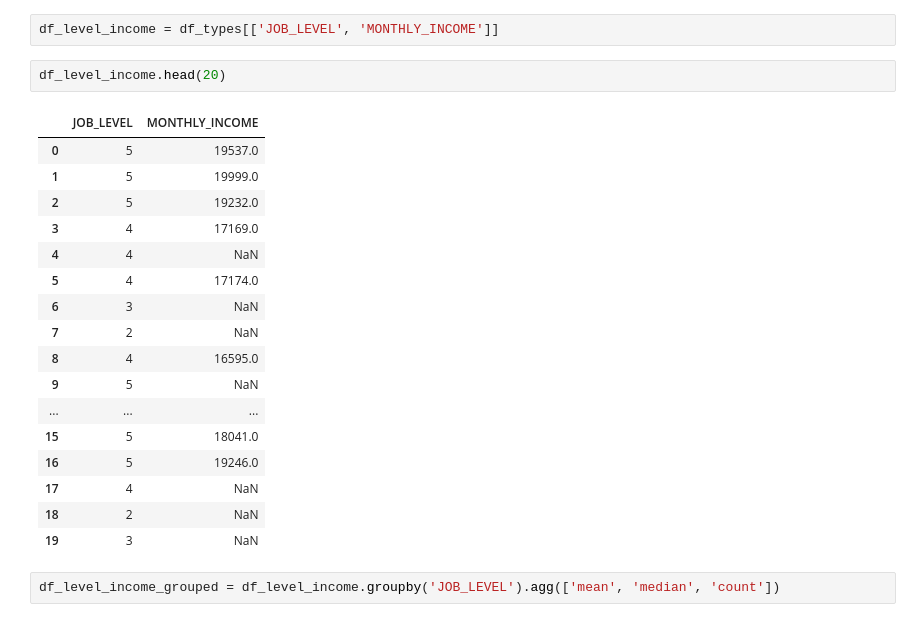
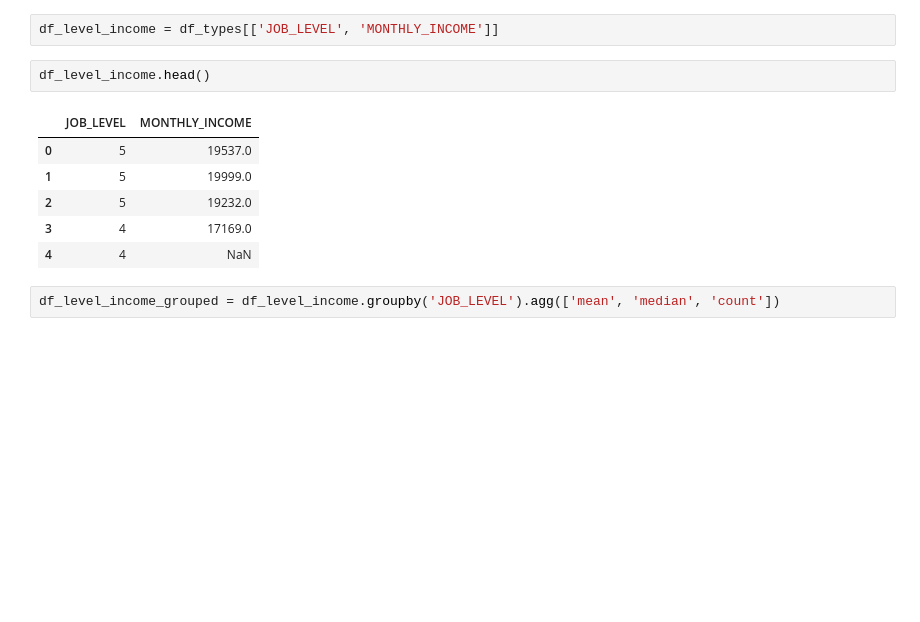
Before and after one commit to Origamologo/Empleados, a Jupyter notebook: 01_limpieza.ipynb, the cells around one changed output. Drawn from its saved outputs; the diff is of its cells as text; blank space fills up the shorter version.

```diff
--- a/01_limpieza.ipynb
+++ b/01_limpieza.ipynb
@@ -370,25 +351,14 @@ En este gráfico se observa una fuerte correlación entre 'MONTHLY_INCOME' y 'JO
 # %%
 df_level_income = df_types[['JOB_LEVEL', 'MONTHLY_INCOME']]
 # %%
-df_level_income.head(20)
+df_level_income.head()
 # %% [output]
 |  | JOB_LEVEL | MONTHLY_INCOME |
 | 0 | 5 | 19537.0 |
 | 1 | 5 | 19999.0 |
 | 2 | 5 | 19232.0 |
 | 3 | 4 | 17169.0 |
 | 4 | 4 | NaN |
-| 5 | 4 | 17174.0 |
-| 6 | 3 | NaN |
-| 7 | 2 | NaN |
-| 8 | 4 | 16595.0 |
-| 9 | 5 | NaN |
-| ... | ... | ... |
-| 15 | 5 | 18041.0 |
-| 16 | 5 | 19246.0 |
-| 17 | 4 | NaN |
-| 18 | 2 | NaN |
-| 19 | 3 | NaN |
 # %%
 df_level_income_grouped = df_level_income.groupby('JOB_LEVEL').agg(['mean', 'median', 'count'])
 # %%
```
Also changed, not shown: parts of 10 cells of this notebook, 7 other files.
